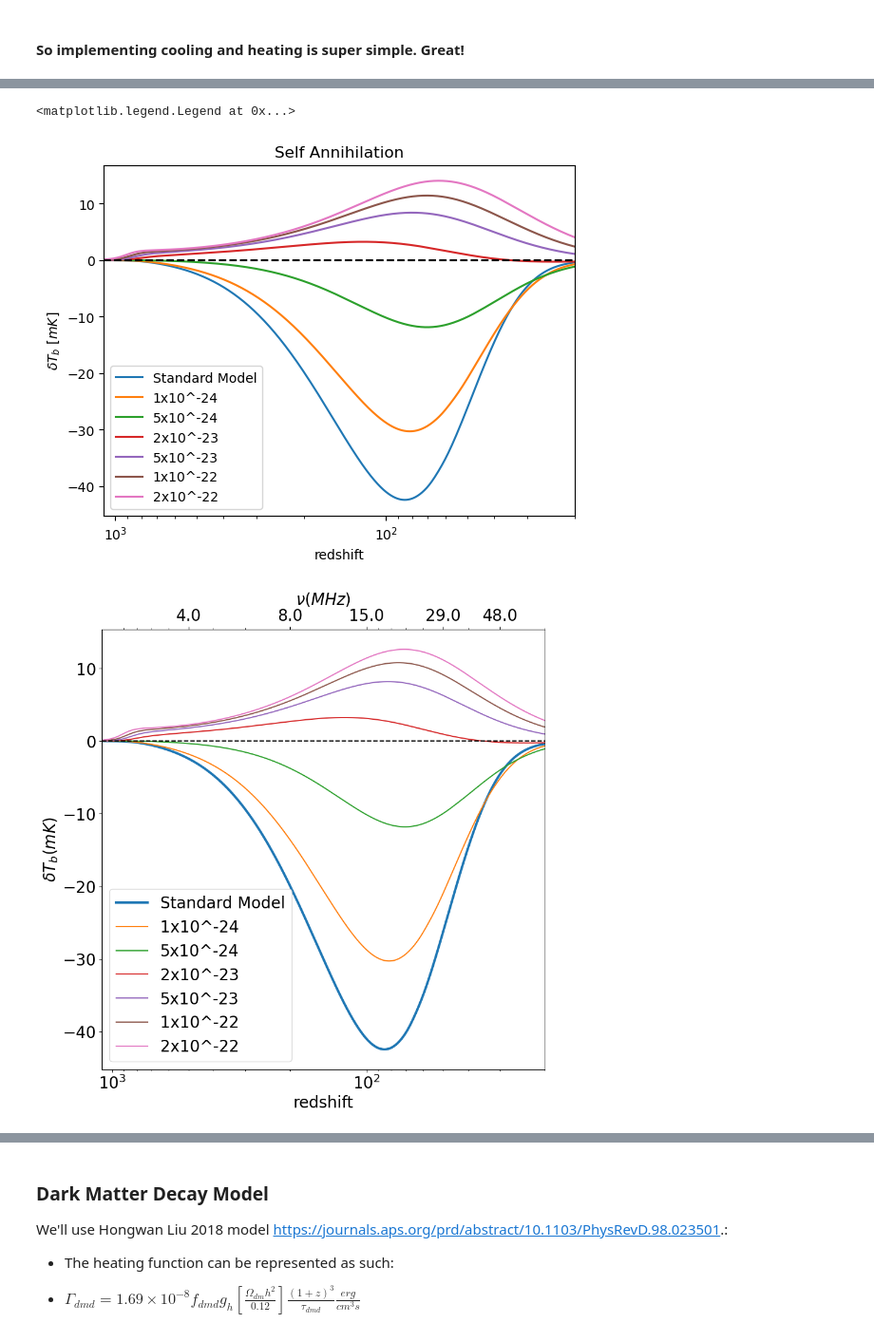
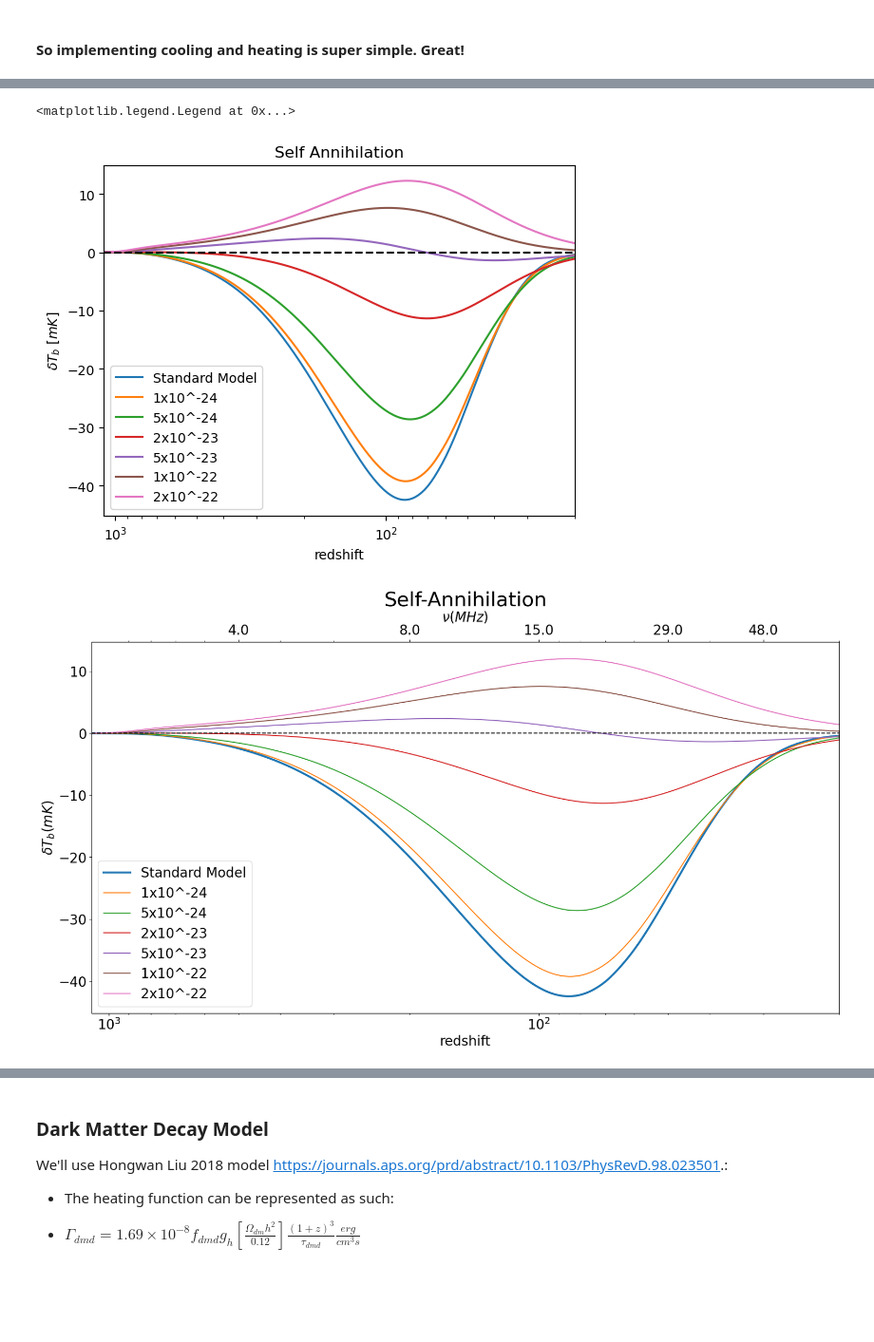
Before and after one commit to daba9359/LuCEE-Night_Simulation, a Jupyter notebook: LuCEE-Night_Simulation.ipynb, the cells around one changed output, grey strips where cells are left out. Shown at 95% size. Drawn from its saved outputs; the diff is of its cells as text; code cells hidden in the pictures; blank space fills up the shorter version.

```diff
--- a/LuCEE-Night_Simulation.ipynb
+++ b/LuCEE-Night_Simulation.ipynb
@@ -543,7 +551,7 @@ def Tk_DMAN (z_array,f_dman_e_0):
 
     standard_dxe_dz = scipy.interpolate.CubicSpline(z_array,np.gradient(old_x_e(z_array))) # standard electron fraction model based on camb
     #annihilation_dxe_dz = lambda z,xe,ze : (0.0735*f_dman_e_0*((1-xe)/3)*(1/(1-xe))*(1+z)**2/(1+f_He)*1/H(z))*(ze-z)  # self-annihilation addition to the rate of change
-    annihilation_dxe_dz = lambda z,xe,z_end : (0.0735*f_dman_e_0*((1-xe)/3)*(1+z)**2*1/(1+f_He)*1/H(z)*1/(1-xe))*(z_end-z)*0.04  # self-annihilation addition to the rate of change very non physical right now
+    annihilation_dxe_dz = lambda z,xe,z_end : (0.0735*f_dman_e_0*((1-xe)/3)*(1+(z))**2*1/(1+f_He)*1/H(z)*1/(1-xe))*(z_end-z)*0.03  # self-annihilation addition to the rate of change very non physical right now
     dxe_dz = lambda z,xe,z_end: standard_dxe_dz(z)+annihilation_dxe_dz(z,xe,z_end)  # total rate of change of free electrons
     xe = old_x_e(z_array[-1])    # sets our initial condition at our starting redshift (usually 1100 for dark age stuff)
     xe_array = np.ones((num-1,2))     # dummy array to populate
@@ -551,11 +559,16 @@ def Tk_DMAN (z_array,f_dman_e_0):
     for i in range(num-1):
         zs = ze
         ze = z_array_flip[i+1]
-        xe +=  -dxe_dz(zs,xe,ze)   # evolves the free electron fraction change through redshift
+        if zs >900:
+            xe +=  -dxe_dz(zs,xe,ze)   # evolves the free electron fraction change through redshift
+
+        else:
+            xe += -standard_dxe_dz(zs)
         temp_array[i][0] = ze
         temp_array[i][1] = dxe_dz(zs,xe,ze)
         xe_array[i][0] = ze
         xe_array[i][1] = xe
+
     xe_function=scipy.interpolate.CubicSpline(xe_array.transpose()[0][::-1],xe_array.transpose()[1][::-1])
     x_e = xe_function  # for use in the processes below
 
@@ -565,7 +578,7 @@ def Tk_DMAN (z_array,f_dman_e_0):
 
     adiabatic = lambda zs,T,ze:(1/(H(zs)*(1+zs)))*(2*H(zs)*T)*(ze-zs)
     compton = lambda zs,T,ze: (1/(H(zs)*(1+zs)))*((x_e(zs))/(1+f_He+x_e(zs)))*((T_gamma(zs)-T)/(t_c(zs)))*(ze-zs)
-    dman = lambda zs,f_dman_e_0,g_h,ze: (2/3)*(1/(H(zs)*kb_ev))*f_dman_e_0*g_h(zs)*1/(1+f_He+x_e(zs))*(1+zs)**2*(ze-zs)     # dark matter self-annihilation
+    dman = lambda zs,f_dman_e_0,g_h,ze: (2/3)*(1/(H(zs)*kb_ev))*f_dman_e_0*g_h(zs)*1/(1+f_He+x_e(zs))*(1+zs)**2*(ze-zs)*0.3     # dark matter self-annihilation
     ##   ##
 
     ze = z_array[-1]
@@ -646,4 +659,4 @@ plt.legend()
 # plt.savefig("Self Annihilation")
 # %% [output]
 <matplotlib.legend.Legend at 0x...>
-[figure, old version]
+[figure, new version]
@@ -657,39 +663,47 @@ def rs2nu(x):
 # %%
+z = lambda f: 1420.4/f-1
+nu = lambda z: (1420.4/z)+1
+z_array_labels = np.array([500,200,100,50,30])
+nu_array = nu(z_array_labels)
+def rs2nu(x):
+    return (1420.4/x)+1
+
 fig, ax = plt.subplots()
 fig.set_figheight(10)
-fig.set_figwidth(10)
+fig.set_figwidth(20)
 ax.plot(z_array,dTb(z_array,camb_xe_interp,My_Tk[1]),label="Standard Model",lw=3)
 ax.plot(z_array,dTb(z_array,camb_xe_interp,My_Tk_DMAN[1]),label="1x10^-24")
 ax.plot(z_array,dTb(z_array,camb_xe_interp,My_Tk_DMAN2[1]),label="5x10^-24")
 ax.plot(z_array,dTb(z_array,camb_xe_interp,My_Tk_DMAN3[1]),label="2x10^-23")
 ax.plot(z_array,dTb(z_array,camb_xe_interp,My_Tk_DMAN4[1]),label="5x10^-23")
 ax.plot(z_array,dTb(z_array,camb_xe_interp,My_Tk_DMAN5[1]),label="1x10^-22")
 ax.plot(z_array,dTb(z_array,camb_xe_interp,My_Tk_DMAN6[1]),label="2x10^-22")
 ax.set_xlim(1100,20)
 ax.set_xlabel(r"redshift",size=20)
 ax.set_ylabel(r"$\delta T_{b} (mK)$",size=20)
 plt.xscale("log")
 plt.xticks(size=20)
 plt.yticks(size=20)
 plt.axhline(0,ls="--", c="black")
 nu_array = rs2nu(z_array_labels)
 x=z_array_labels
 # functions for the top axis
 def rs2nu(x):
     return (1420.4/x)+1
 
 def nu2rs(x):
     return 1420.4/(x)-1
 
 secax=ax.secondary_xaxis("top")
 secax.set_ticks(z_array_labels)
 secax.set_xticklabels(nu_array.round(),fontsize=20)
 secax.set_xlabel(r"$\nu (MHz)$",size=20)
 # ax.set_title("Dark Age Trough",size=20)
 ax.legend(fontsize=20)
+plt.title("Self-Annihilation",fontsize=30)
 plt.savefig("Self-Annihilation")
 # %% [output]
-[figure, old version]
+[figure, new version]
 # %%
 plt.plot(z_array, My_Tk[1](z_array))
 plt.plot(z_array, My_Tk_DMAN[1](z_array))
```
Also changed, not shown: parts of 31 cells of this notebook, 4 other files.
